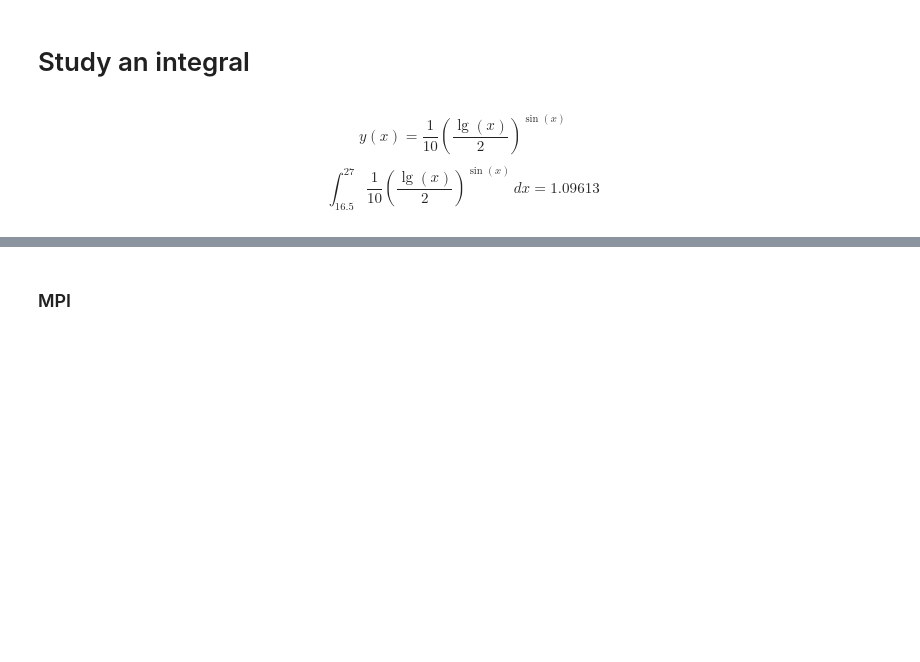
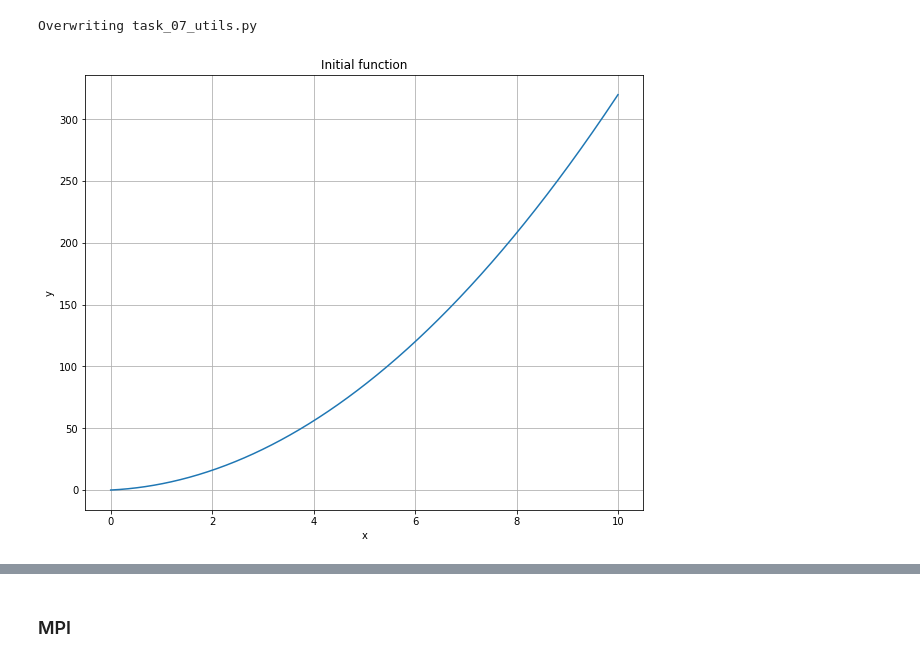
Before and after one commit to mdborisova/HPPL, a Jupyter notebook: 7_Study_an_integral.ipynb, the cells around one changed output, grey strips where cells are left out. Cells and saved outputs as stored; diff of their text form; code cells hidden in the pictures; blank space fills up the shorter version.

Commit message:
modified 7 task

```diff
--- a/7_Study_an_integral.ipynb
+++ b/7_Study_an_integral.ipynb
@@ -1,5 +1,26 @@
-# %% [markdown]
-# Study an integral
+# %%
+%%writefile task_07_utils.py
+
+import numpy as np
+
+
+def f(x):
+    return 3*(x**2) + 2*x
+
+
+def integral(x):
+    return x**3 + x**2
+
+
+def trapezoidal_rule_integral(x):
+    y = f(x)
+    y_right = y[1:]  # right values
+    y_left = y[:-1]  # left values
+    interval_size = (x[-1] - x[0]) / (len(x) - 1)
+
+    return np.sum(y_right + y_left) * interval_size * 0.5
+# %% [output]
+Overwriting task_07_utils.py
 # %%
 import numpy as np
 import matplotlib.pyplot as plt
@@ -6,3 +28,0 @@ import matplotlib.pyplot as plt
-# %% [markdown]
-$$y(x) = \frac{1}{10} \left( \frac{\lg(x)}{2} \right)^{\sin(x)}$$
-$$\int_{16.5}^{27} \frac{1}{10} \left( \frac{\lg(x)}{2} \right)^{\sin(x)} \,dx = 1.09613$$
@@ -13,0 +29,19 @@ analytical_ans = 1.09613
+# %%
+# limits
+a, b = 0, 10
+
+x = np.linspace(a, b, 1000)
+y = f(x)
+
+theoretical_answer = integral(b) - integral(a)
+
+plt.figure(figsize=(10, 8))
+plt.plot(x, y)
+plt.grid('on')
+plt.xlabel('x')
+plt.ylabel('y')
+plt.title('Initial function')
+
+plt.show()
+# %% [output]
+[figure, added]
```
Also changed, not shown: parts of 11 cells of this notebook.
